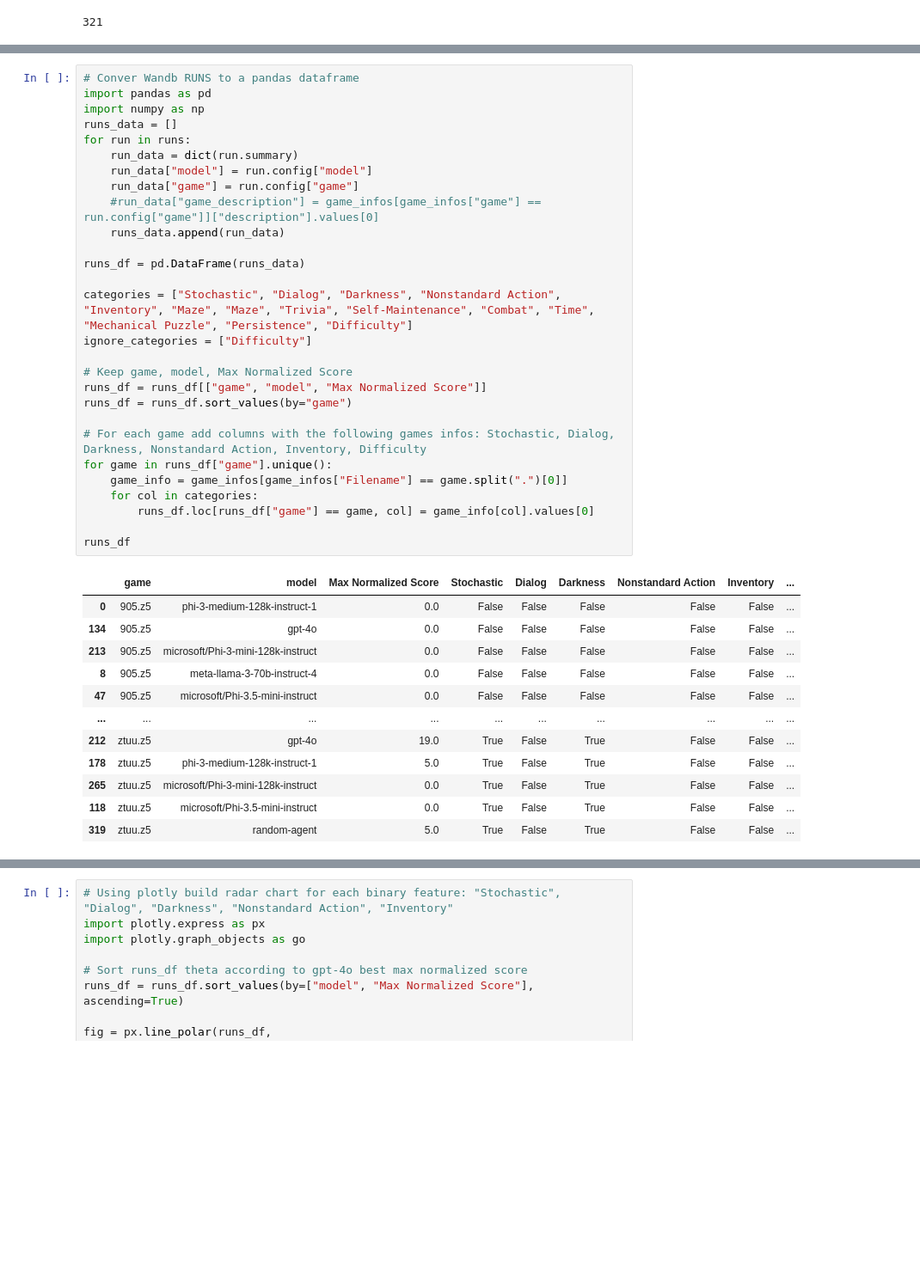
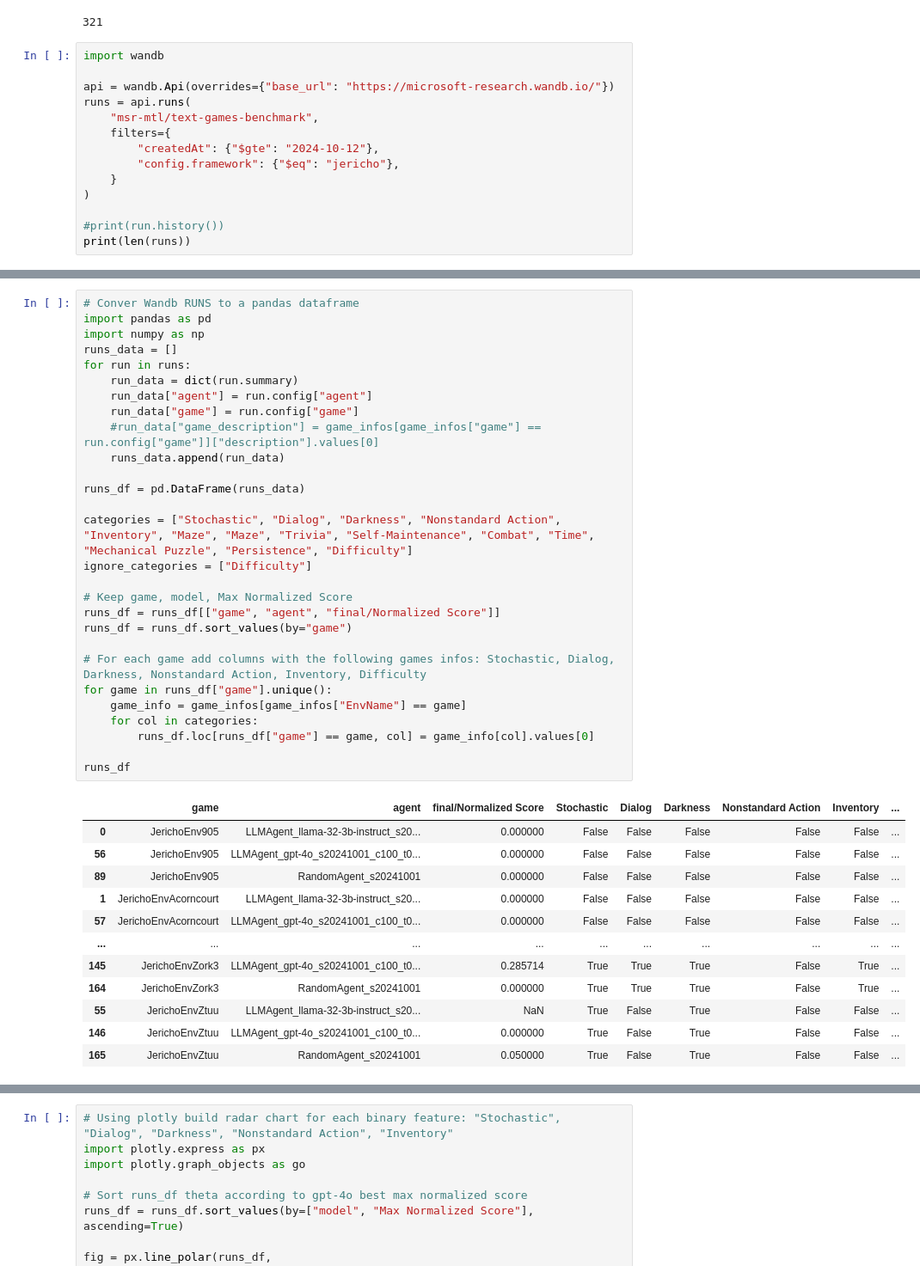
Before and after one commit to microsoft/tale-suite, a Jupyter notebook: notebooks/figures.ipynb, the cells around one changed output, grey strips where cells are left out. Shown: that part at 86% size. Drawn from its saved outputs; the diff is of its cells as text; blank space fills up the shorter version.

```diff
--- a/notebooks/scratchpad.ipynb
+++ b/notebooks/figures.ipynb
@@ -22,3 +22,17 @@ runs = api.runs(
 print(len(runs))
 # %% [output]
 321
+# %%
+import wandb
+
+api = wandb.Api(overrides={"base_url": "https://microsoft-research.wandb.io/"})
+runs = api.runs(
+    "msr-mtl/text-games-benchmark",
+    filters={
+        "createdAt": {"$gte": "2024-10-12"},
+        "config.framework": {"$eq": "jericho"},
+    }
+)
+
+#print(run.history())
+print(len(runs))
@@ -55,41 +71,41 @@ game_infos
 # %%
 # Conver Wandb RUNS to a pandas dataframe
 import pandas as pd
 import numpy as np
 runs_data = []
 for run in runs:
     run_data = dict(run.summary)
-    run_data["model"] = run.config["model"]
+    run_data["agent"] = run.config["agent"]
     run_data["game"] = run.config["game"]
     #run_data["game_description"] = game_infos[game_infos["game"] == run.config["game"]]["description"].values[0]
     runs_data.append(run_data)
 
 runs_df = pd.DataFrame(runs_data)
 
 categories = ["Stochastic", "Dialog", "Darkness", "Nonstandard Action", "Inventory", "Maze", "Maze", "Trivia", "Self-Maintenance", "Combat", "Time", "Mechanical Puzzle", "Persistence", "Difficulty"]
 ignore_categories = ["Difficulty"]
 
 # Keep game, model, Max Normalized Score
-runs_df = runs_df[["game", "model", "Max Normalized Score"]]
+runs_df = runs_df[["game", "agent", "final/Normalized Score"]]
 runs_df = runs_df.sort_values(by="game")
 
 # For each game add columns with the following games infos: Stochastic, Dialog, Darkness, Nonstandard Action, Inventory, Difficulty
 for game in runs_df["game"].unique():
-    game_info = game_infos[game_infos["Filename"] == game.split(".")[0]]
+    game_info = game_infos[game_infos["EnvName"] == game]
     for col in categories:
         runs_df.loc[runs_df["game"] == game, col] = game_info[col].values[0]
 
 runs_df
 # %% [output]
-|  | game | model | Max Normalized Score | Stochastic | Dialog | Darkness | Nonstandard Action | Inventory | ... |
-| 0 | 905.z5 | phi-3-medium-128k-instruct-1 | 0.0 | False | False | False | False | False | ... |
-| 134 | 905.z5 | gpt-4o | 0.0 | False | False | False | False | False | ... |
-| 213 | 905.z5 | microsoft/Phi-3-mini-128k-instruct | 0.0 | False | False | False | False | False | ... |
-| 8 | 905.z5 | meta-llama-3-70b-instruct-4 | 0.0 | False | False | False | False | False | ... |
-| 47 | 905.z5 | microsoft/Phi-3.5-mini-instruct | 0.0 | False | False | False | False | False | ... |
+|  | game | agent | final/Normalized Score | Stochastic | Dialog | Darkness | Nonstandard Action | Inventory | ... |
+| 0 | JerichoEnv905 | LLMAgent_llama-32-3b-instruct_s20... | 0.000000 | False | False | False | False | False | ... |
+| 56 | JerichoEnv905 | LLMAgent_gpt-4o_s20241001_c100_t0... | 0.000000 | False | False | False | False | False | ... |
+| 89 | JerichoEnv905 | RandomAgent_s20241001 | 0.000000 | False | False | False | False | False | ... |
+| 1 | JerichoEnvAcorncourt | LLMAgent_llama-32-3b-instruct_s20... | 0.000000 | False | False | False | False | False | ... |
+| 57 | JerichoEnvAcorncourt | LLMAgent_gpt-4o_s20241001_c100_t0... | 0.000000 | False | False | False | False | False | ... |
 | ... | ... | ... | ... | ... | ... | ... | ... | ... | ... |
-| 212 | ztuu.z5 | gpt-4o | 19.0 | True | False | True | False | False | ... |
-| 178 | ztuu.z5 | phi-3-medium-128k-instruct-1 | 5.0 | True | False | True | False | False | ... |
-| 265 | ztuu.z5 | microsoft/Phi-3-mini-128k-instruct | 0.0 | True | False | True | False | False | ... |
-| 118 | ztuu.z5 | microsoft/Phi-3.5-mini-instruct | 0.0 | True | False | True | False | False | ... |
-| 319 | ztuu.z5 | random-agent | 5.0 | True | False | True | False | False | ... |
+| 145 | JerichoEnvZork3 | LLMAgent_gpt-4o_s20241001_c100_t0... | 0.285714 | True | True | True | False | True | ... |
+| 164 | JerichoEnvZork3 | RandomAgent_s20241001 | 0.000000 | True | True | True | False | True | ... |
+| 55 | JerichoEnvZtuu | LLMAgent_llama-32-3b-instruct_s20... | NaN | True | False | True | False | False | ... |
+| 146 | JerichoEnvZtuu | LLMAgent_gpt-4o_s20241001_c100_t0... | 0.000000 | True | False | True | False | False | ... |
+| 165 | JerichoEnvZtuu | RandomAgent_s20241001 | 0.050000 | True | False | True | False | False | ... |
```
Also changed, not shown: parts of 8 cells of this notebook, 1 other file.
